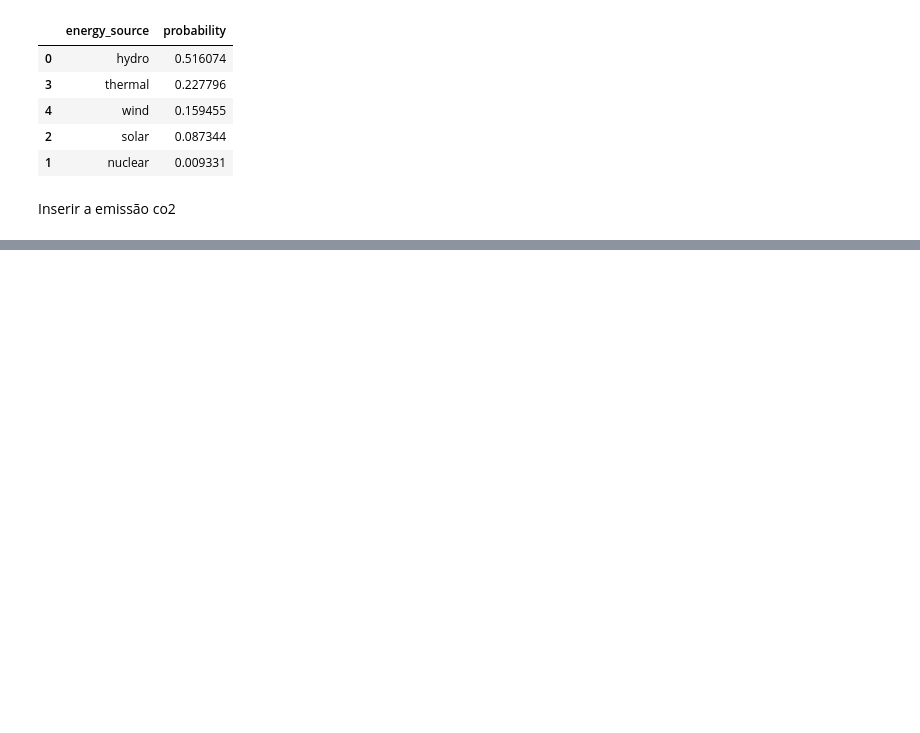
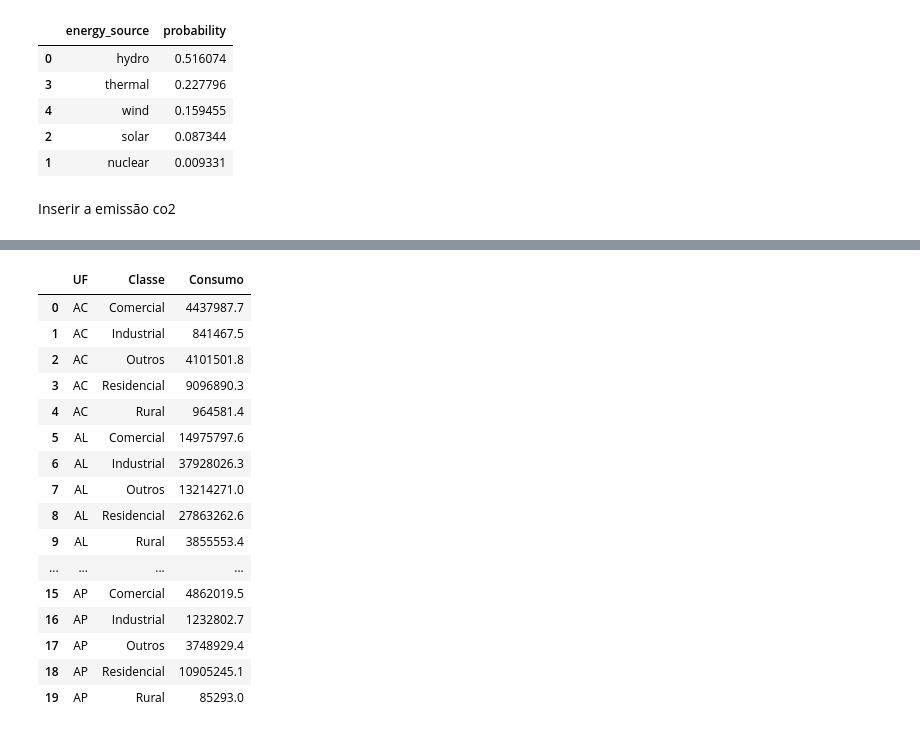
Before and after one commit to carbon-footprint-analysis/carbon-footprint-analysis, a Jupyter notebook: notebooks/eda.ipynb, the cells around one changed output, grey strips where cells are left out. Drawn from its saved outputs; the diff is of its cells as text; code cells hidden in the pictures; blank space fills up the shorter version.

```diff
--- a/notebooks/eda.ipynb
+++ b/notebooks/eda.ipynb
@@ -711,0 +813,5 @@ df.head()
+# %%
+df_epe = pd.read_csv('/content/carbon-footprint-analysis/data/raw/EPE - Dados_abertos_Consumo_Mensal.CSV',
+                    encoding='latin-1',
+                    sep=';',
+                    decimal=',')
@@ -711,0 +853,34 @@ df.head()
+# %%
+df_epe['Consumo'] = (
+    df_epe['Consumo']
+    .str.replace('.', '', regex=False)
+    .str.replace(',', '.', regex=False)
+    .astype(float)
+)
+# %%
+df_sector_state = (
+    df_epe
+    .groupby(['UF','Classe'])['Consumo']
+    .sum()
+    .reset_index()
+)
+# %%
+df_sector_state.head(20)
+# %% [output]
+|  | UF | Classe | Consumo |
+| 0 | AC | Comercial | 4437987.7 |
+| 1 | AC | Industrial | 841467.5 |
+| 2 | AC | Outros | 4101501.8 |
+| 3 | AC | Residencial | 9096890.3 |
+| 4 | AC | Rural | 964581.4 |
+| 5 | AL | Comercial | 14975797.6 |
+| 6 | AL | Industrial | 37928026.3 |
+| 7 | AL | Outros | 13214271.0 |
+| 8 | AL | Residencial | 27863262.6 |
+| 9 | AL | Rural | 3855553.4 |
+| ... | ... | ... | ... |
+| 15 | AP | Comercial | 4862019.5 |
+| 16 | AP | Industrial | 1232802.7 |
+| 17 | AP | Outros | 3748929.4 |
+| 18 | AP | Residencial | 10905245.1 |
+| 19 | AP | Rural | 85293.0 |
```
Also changed, not shown: parts of 34 cells of this notebook, 1 other file.
